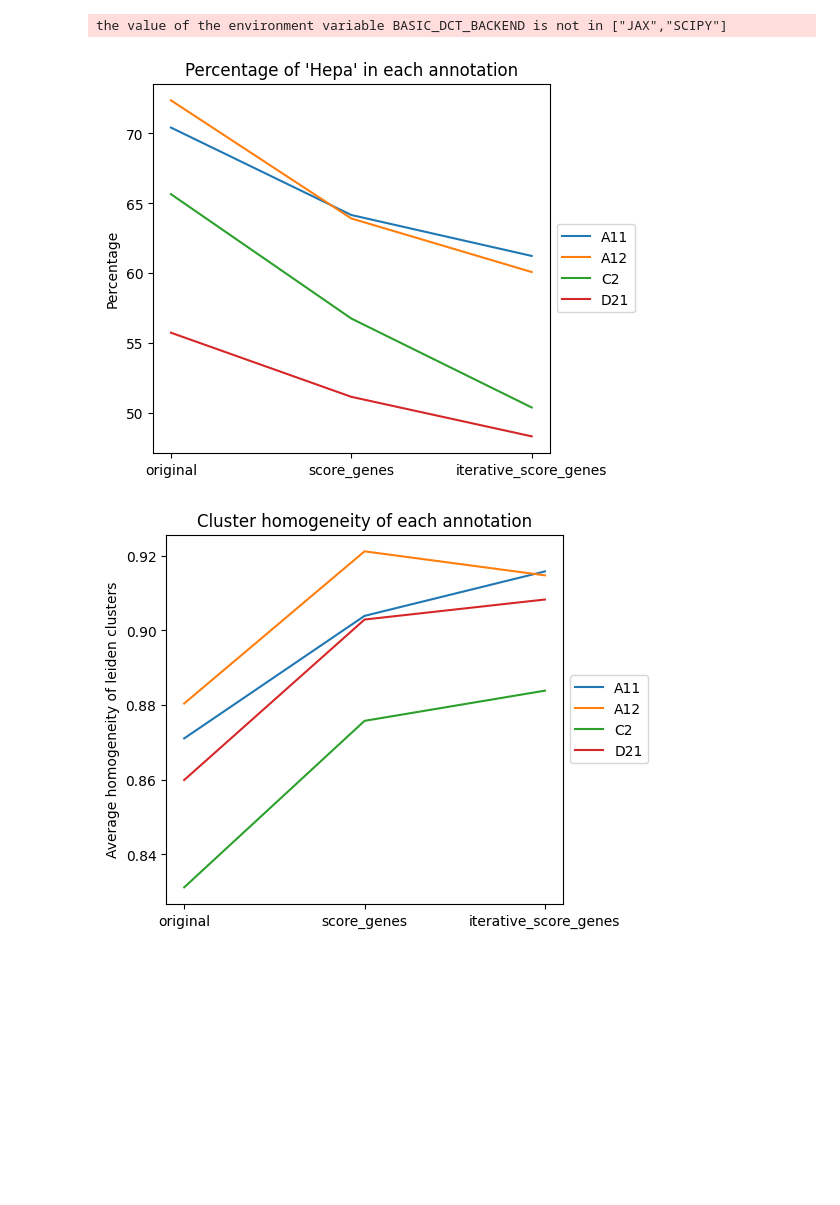
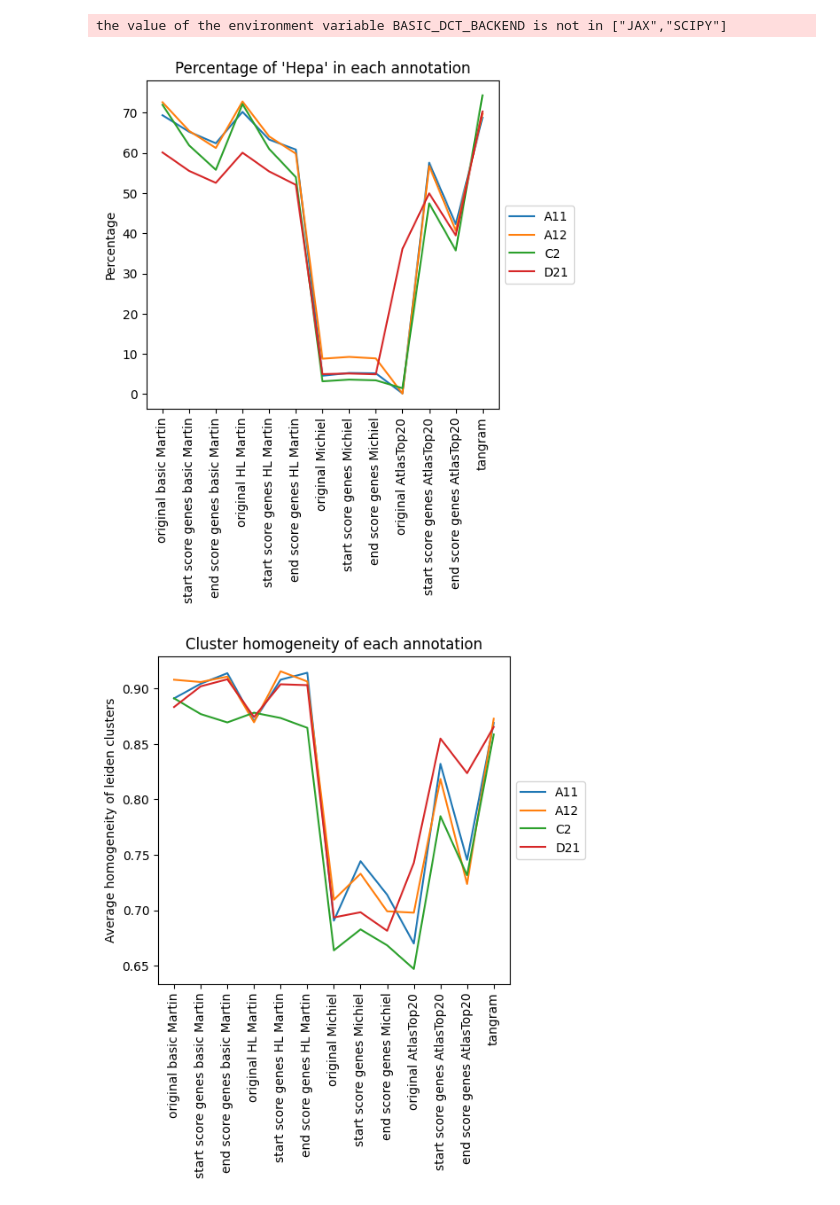
Before and after one commit to WoutVanhenden/Thesis, a Jupyter notebook: compare_samples.ipynb, the cells around one changed output. Saved outputs shown, nothing was run; the diff lists cells and outputs as text; code cells hidden in the pictures; blank space fills up the shorter version.

Commit message:
modified:   all_annotations.ipynb 	modified:   compare_samples.ipynb 	modified:   own_and_modified_functions.ipynb

```diff
--- a/compare_samples.ipynb
+++ b/compare_samples.ipynb
@@ -24,25 +47,23 @@ the value of the environment variable BASIC_DCT_BACKEND is not in ["JAX","SCIPY"
 # %%
-# Import the anndata objects
-OUTPUT_DIR = '/home/wout/Documents/Thesis_lokaal/Mouse_Liver_Resolve_Data'
 anndata_objects = []
-anndataA11 = sc.read(OUTPUT_DIR + '/' + 'A1-1/anndataNucA11_score_genes.h5ad')
-anndataA12 = sc.read(OUTPUT_DIR + '/' + 'A1-2/anndataNucA12_score_genes.h5ad')
-anndataC2 = sc.read(OUTPUT_DIR + '/' + 'C2/anndataNucC2_score_genes.h5ad')
-anndataD21 = sc.read(OUTPUT_DIR + '/' + 'D2-1/anndataNucD21_score_genes.h5ad')
-anndata_objects.append(anndataA11)
-anndata_objects.append(anndataA12)
-anndata_objects.append(anndataC2)
-anndata_objects.append(anndataD21)
+anndataA11_all = sc.read(OUTPUT_DIR + '/' + 'A1-1/anndataNucA11_all.h5ad')
+anndataA12_all = sc.read(OUTPUT_DIR + '/' + 'A1-2/anndataNucA12_all.h5ad')
+anndataC2_all = sc.read(OUTPUT_DIR + '/' + 'C2/anndataNucC2_all.h5ad')
+anndataD21_all = sc.read(OUTPUT_DIR + '/' + 'D2-1/anndataNucD21_all.h5ad')
+anndata_objects.append(anndataA11_all)
+anndata_objects.append(anndataA12_all)
+anndata_objects.append(anndataC2_all)
+anndata_objects.append(anndataD21_all)
-# %%
-annotations = ['annotation_score_genes_original_Martin','annotation_own_score_genes_start_iterative_Martin','annotation_own_score_genes_Martin']
-names_anno_plot = ['original','start_sgs','end_sgs']
-samples = ["A11","A12","C2","D21"]
+# %%
+annotations = ['annotation_score_genes_original_BasicMartin','annotation_own_score_genes_start_iterative_BasicMartin','annotation_own_score_genes_BasicMartin','annotation_score_genes_original_HLMartin','annotation_own_score_genes_start_iterative_HLMartin','annotation_own_score_genes_HLMartin','annotation_score_genes_original_Michiel','annotation_own_score_genes_start_iterative_Michiel','annotation_own_score_genes_Michiel','annotation_score_genes_original_AtlasTop20_temp','annotation_own_score_genes_start_iterative_AtlasTop20_temp','annotation_own_score_genes_AtlasTop20_temp','annotation_tangram']
+names_anno_plot = ['original basic Martin','start score genes basic Martin','end score genes basic Martin','original HL Martin','start score genes HL Martin','end score genes HL Martin','original Michiel','start score genes Michiel','end score genes Michiel','original AtlasTop20','start score genes AtlasTop20','end score genes AtlasTop20','tangram']
+samples = ["A11","A12","C2","D21"]
 # %%
-compare_annotations_samples_cell_type_percentage(anndata_objects,samples,annotations,names_anno_plot,chosen_ct='Hepa')
+output = compare_annotations_samples_cell_type_percentage(anndata_objects,samples,annotations,names_anno_plot,chosen_ct='Hepa')
 # %% [output]
-[figure, old version]
+[figure, new version]
 # %%
-compare_annotations_samples_cluster_homogeneity(anndata_objects,samples,annotations,names_anno_plot,drop_cell_types=[])
+output = compare_annotations_samples_cluster_homogeneity(anndata_objects,samples,annotations,names_anno_plot,drop_cell_types=[])
 # %% [output]
-[figure, old version]
+[figure, new version]
 # %%
```
Also changed, not shown: parts of 3 cells of this notebook, 1 other file.
